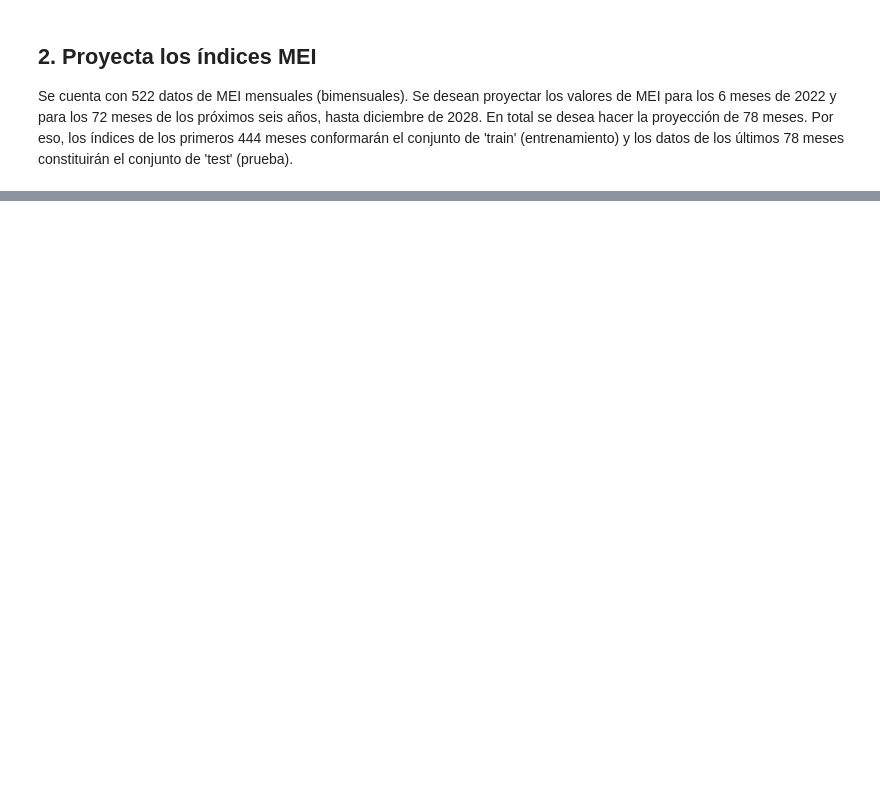
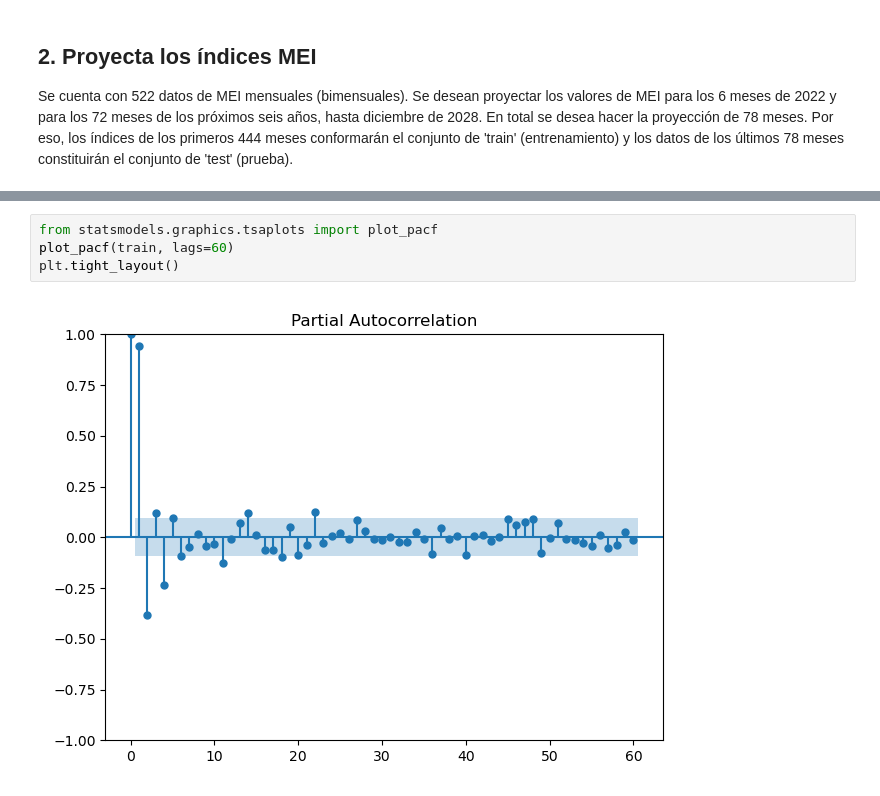
Before and after one commit to EricJDavila/Ppbe, a Jupyter notebook: N01_ProyeccionMEI.ipynb, the cells around one changed output, grey strips where cells are left out. Drawn from its saved outputs; the diff is of its cells as text; blank space fills up the shorter version.

```diff
--- a/N01_ProyeccionMEI.ipynb
+++ b/N01_ProyeccionMEI.ipynb
@@ -103,0 +200,6 @@ Por eso, los índices de los primeros 444 meses conformarán el conjunto de 'tra
+# %%
+from statsmodels.graphics.tsaplots import plot_pacf
+plot_pacf(train, lags=60)
+plt.tight_layout()
+# %% [output]
+[figure, added]
```
Also changed, not shown: parts of 53 cells of this notebook, 15 other files.
